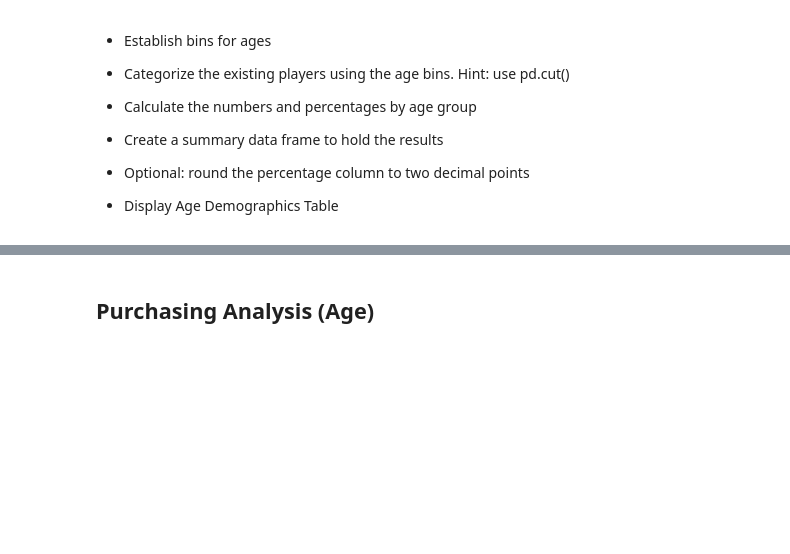
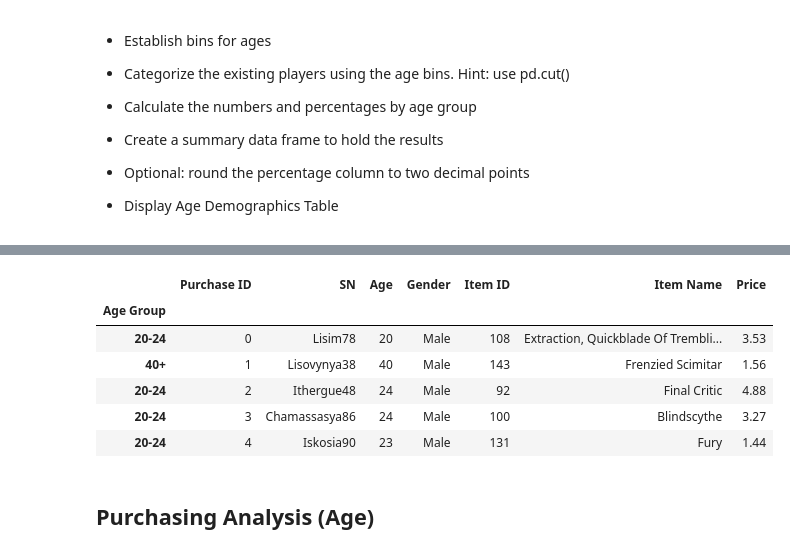
Before and after one commit to stephanierivas/pandas-challenge, a Jupyter notebook: HeroesOfPymoli/HeroesOfPymoli_starter-Copy1.ipynb, the cells around one changed output, grey strips where cells are left out. Saved outputs shown, nothing was run; the diff lists cells and outputs as text; code cells hidden in the pictures; blank space fills up the shorter version.

```diff
--- a/HeroesOfPymoli/HeroesOfPymoli_starter-Copy1.ipynb
+++ b/HeroesOfPymoli/HeroesOfPymoli_starter-Copy1.ipynb
@@ -127,3 +181,11 @@ gender_data_counts_df.head()
 
 
 * Display Age Demographics Table
+# %%
+# Bins are 0, 59.9, 69.9, 79.9, 89.9, 100.
+bins = [0, 9, 14, 19, 24,29,34,39,100]
+
+# Create the names for the five bins
+group_names = ["<10", "10-14", "15-19", "20-24", "25-29", "30-34","35-39","40+"]
+
+pd.cut(purchase_data_df["Age"], bins, labels=group_names, include_lowest=True).head()
@@ -129,0 +200,3 @@ gender_data_counts_df.head()
+# %%
+purchase_data_df["Age Group"] = pd.cut(purchase_data_df["Age"], bins, labels=group_names)
+purchase_data_df.head()
@@ -130,3 +210,26 @@ gender_data_counts_df.head()
+# %%
+age = purchase_data_df.drop_duplicates(subset="SN")
+age.count()
+
+agecounts_df= pd.DataFrame(age["Age Group"].value_counts())
+
+agecounts_df.head()
+
+#df = purchase_data_df.set_index("Age Group")
+
+#df.head()
+# Find how many rows fall into each bin
+#print(age_group["Purchase ID"].count()) reset_index, set_index
+
+# Get the average of each column within the GroupBy object
+# %% [output]
+|  | Purchase ID | SN | Age | Gender | Item ID | Item Name | Price |
+| Age Group |  |  |  |  |  |  |  |
+| 20-24 | 0 | Lisim78 | 20 | Male | 108 | Extraction, Quickblade Of Trembli... | 3.53 |
+| 40+ | 1 | Lisovynya38 | 40 | Male | 143 | Frenzied Scimitar | 1.56 |
+| 20-24 | 2 | Ithergue48 | 24 | Male | 92 | Final Critic | 4.88 |
+| 20-24 | 3 | Chamassasya86 | 24 | Male | 100 | Blindscythe | 3.27 |
+| 20-24 | 4 | Iskosia90 | 23 | Male | 131 | Fury | 1.44 |
 # %% [markdown]
 ## Purchasing Analysis (Age)
 # %% [markdown]
```
Also changed, not shown: parts of 20 cells of this notebook, 1 other file.
